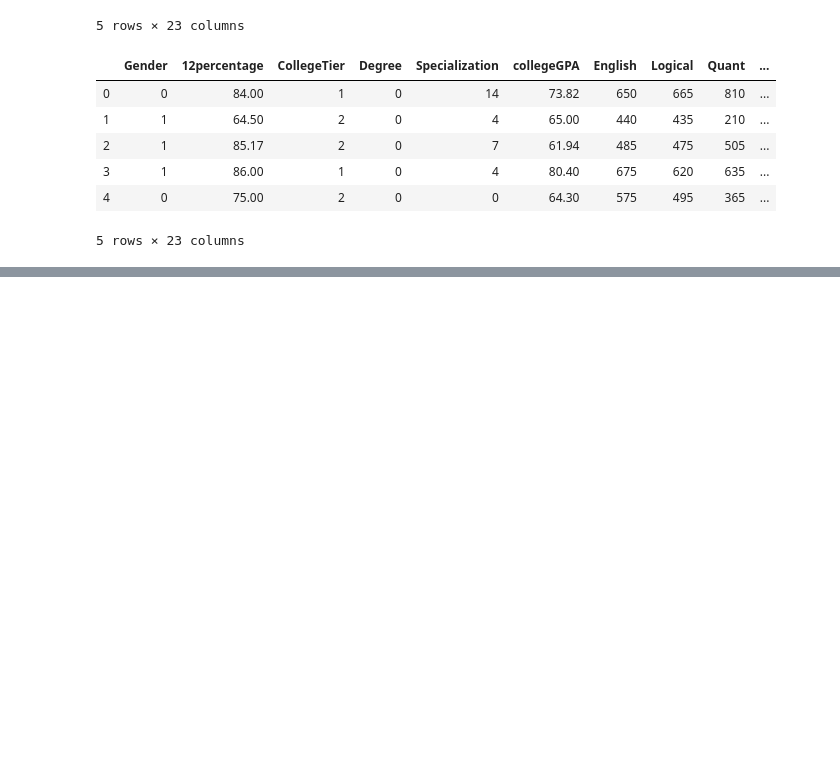
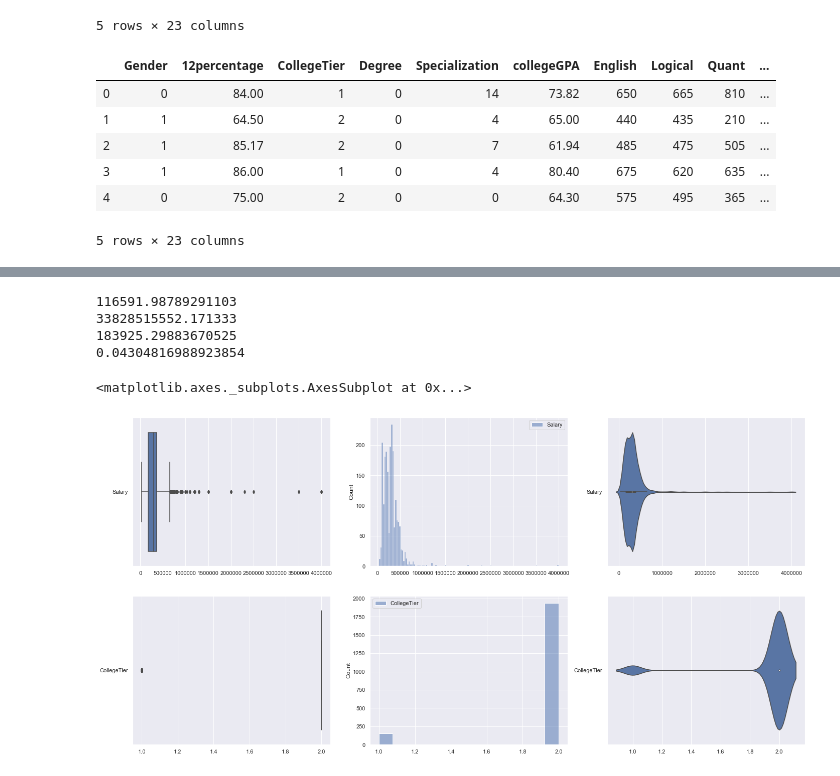
Before and after one commit to FaizRsl/Engineering-Graduate-Salary-Prediction, a Jupyter notebook: MiniProjectV2.ipynb, the cells around one changed output, grey strips where cells are left out. Saved outputs shown, nothing was run; the diff lists cells and outputs as text; code cells hidden in the pictures; blank space fills up the shorter version.

```diff
--- a/MiniProjectV2.ipynb
+++ b/MiniProjectV2.ipynb
@@ -822,0 +883,35 @@ Test Set  : (897, 22) (897, 1)
+# %%
+from sklearn import metrics
+print(metrics.mean_absolute_error(y_test, predictions))
+print(metrics.mean_squared_error(y_test, predictions))
+print(np.sqrt(metrics.mean_squared_error(y_test, predictions)))
+print(metrics.explained_variance_score(y_test,predictions))
+# %% [output]
+116591.98789291103
+33828515552.171333
+183925.29883670525
+0.04304816988923854
+# %%
+sb.set()
+linreg = LinearRegression()
+
+X = pd.DataFrame(df['CollegeTier'])
+y = pd.DataFrame(df['Salary'])
+
+from sklearn.model_selection import train_test_split
+X_train, X_test, y_train, y_test = train_test_split(X, y, test_size = 0.3, random_state = 0)
+# %%
+f, axes = plt.subplots(2, 3, figsize=(24, 12))
+
+# Plot the basic uni-variate figures for HP Train
+sb.boxplot(data = y_train, orient = "h", ax = axes[0,0])
+sb.histplot(data = y_train, ax = axes[0,1])
+sb.violinplot(data = y_train, orient = "h", ax = axes[0,2])
+
+# Plot the basic uni-variate figures for Total Train
+sb.boxplot(data = X_train, orient = "h", ax = axes[1,0])
+sb.histplot(data = X_train, ax = axes[1,1])
+sb.violinplot(data = X_train, orient = "h", ax = axes[1,2])
+# %% [output]
+<matplotlib.axes._subplots.AxesSubplot at 0x...>
+[figure, added]
```
Also changed, not shown: parts of 42 cells of this notebook, 1 other file.
